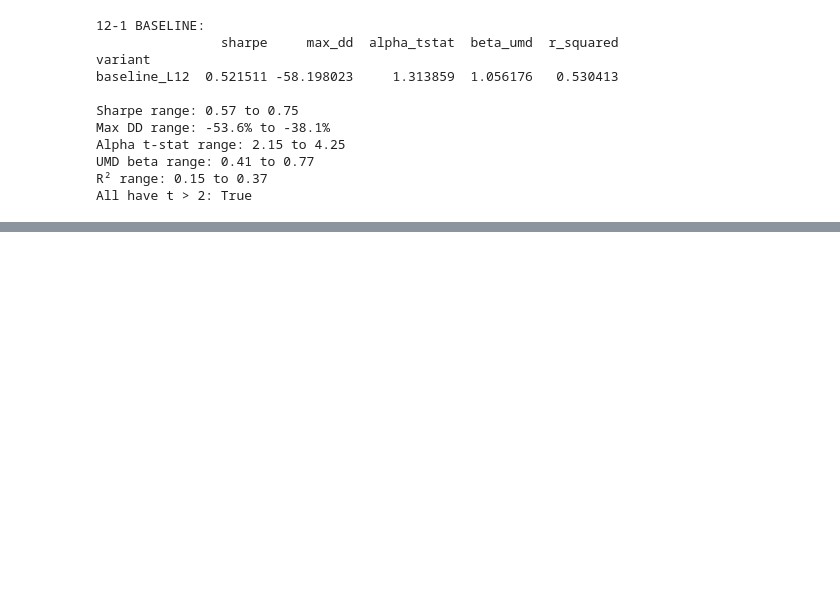
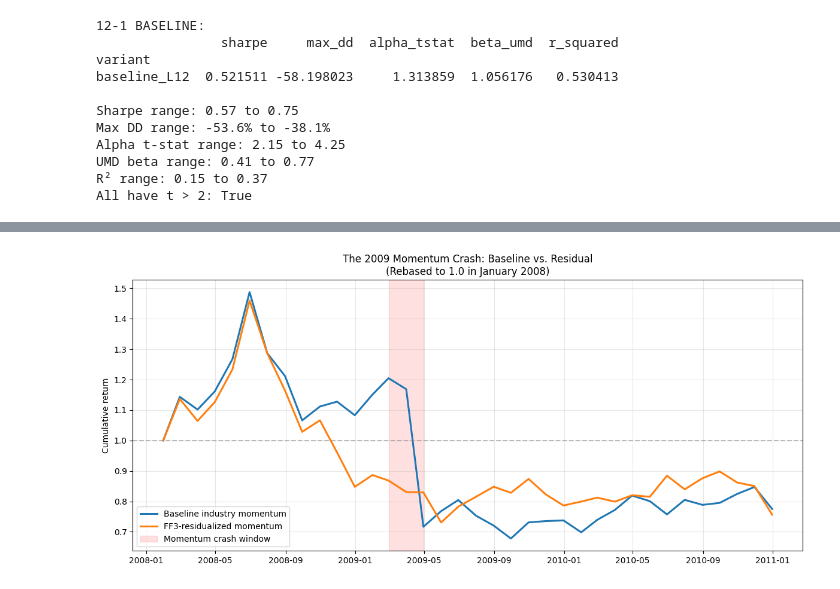
Before and after one commit to umamalani/quantpitch, a Jupyter notebook: notebooks/portfolio_prototype.ipynb, the cells around one changed output, grey strips where cells are left out. Drawn from its saved outputs; the diff is of its cells as text; code cells hidden in the pictures; blank space fills up the shorter version.

```diff
--- a/notebooks/portfolio_prototype.ipynb
+++ b/notebooks/portfolio_prototype.ipynb
@@ -504,0 +553,32 @@ All have t > 2: True
+# %%
+# 2009 crash
+
+crash_window = slice("2008-01", "2010-12")
+
+base_window = (1 + baseline_aligned.loc[crash_window] / 100).cumprod()
+resid_window = (1 + residual_aligned.loc[crash_window] / 100).cumprod()
+
+base_window = base_window / base_window.iloc[0]
+resid_window = resid_window / resid_window.iloc[0]
+
+fig, ax = plt.subplots(figsize=(12, 5.5))
+ax.plot(base_window.index, base_window.values, label="Baseline industry momentum",
+        linewidth=2.2, color="#1f77b4")
+ax.plot(resid_window.index, resid_window.values, label="FF3-residualized momentum",
+        linewidth=2.2, color="#ff7f0e")
+
+# Highlight the March-April 2009 crash window
+ax.axvspan(pd.Timestamp("2009-03-01"), pd.Timestamp("2009-04-30"),
+           color="red", alpha=0.12, label="Momentum crash window")
+
+ax.set_title("The 2009 Momentum Crash: Baseline vs. Residual\n"
+             "(Rebased to 1.0 in January 2008)", fontsize=12)
+ax.set_ylabel("Cumulative return")
+ax.axhline(1.0, color="gray", linestyle="--", alpha=0.5)
+ax.legend(loc="lower left", fontsize=10)
+ax.grid(True, alpha=0.3)
+plt.tight_layout()
+plt.savefig("../results/figures/crash_2009.png", dpi=150, bbox_inches="tight")
+plt.show()
+# %% [output]
+[figure, added]
```
Also changed, not shown: parts of 5 cells of this notebook, 5 other files.
